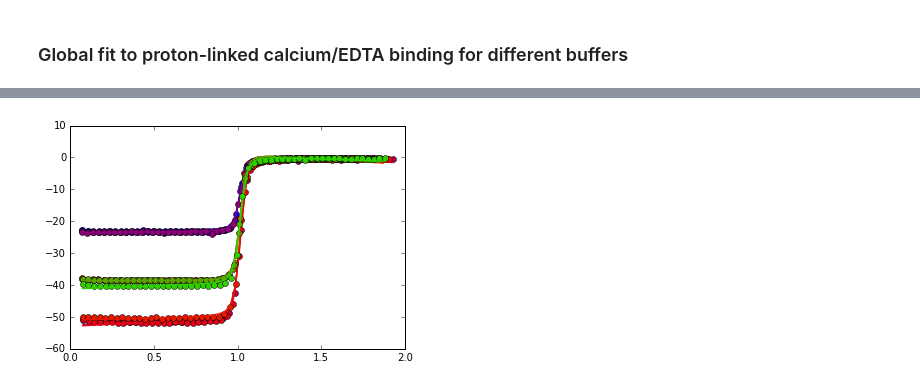
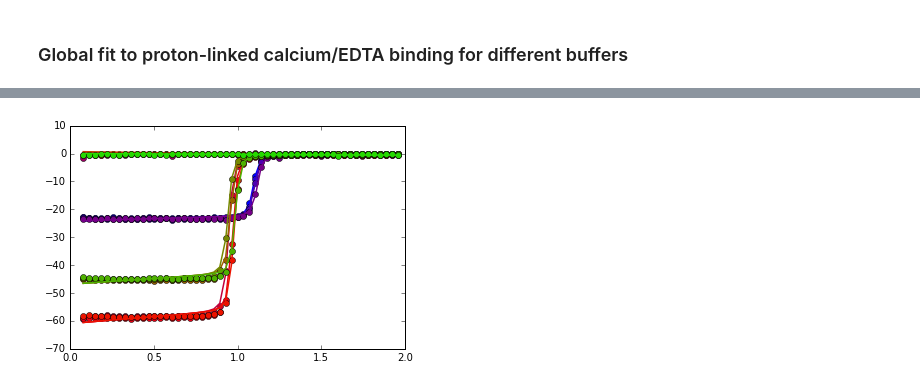
Before and after one commit to harmslab/pytc, a Jupyter notebook: test-proton.ipynb, the cells around one changed output, grey strips where cells are left out. Saved outputs shown, nothing was run; the diff lists cells and outputs as text; code cells hidden in the pictures.

Commit message:
fixed bug in concentration ratios, created Demo.ipynb

```diff
--- a/test-proton.ipynb
+++ b/test-proton.ipynb
@@ -271,23 +239,21 @@ local 10 K 39054790.6171 0.0
 
 g = pytc.ProtonLinked()
 
-hepes1 = pytc.ITCExperiment("ca-edta-expt/HEPES/CaEDTAHEPES03_area.DH",pytc.models.SingleSite,shot_start=2)
-hepes2 = pytc.ITCExperiment("ca-edta-expt/HEPES/CaEDTAHEPES05_area.DH",pytc.models.SingleSite,shot_start=2)
-hepes3 = pytc.ITCExperiment("ca-edta-expt/HEPES/CaEDTAHEPES06_area.DH",pytc.models.SingleSite,shot_start=2)
-hepes4 = pytc.ITCExperiment("ca-edta-expt/HEPES/CaEDTAHEPES07_area.DH",pytc.models.SingleSite,shot_start=2)
-#hepes5 = pytc.ITCExperiment("ca-edta-expt/HEPES/CaHEPESBlank_out.DH",pytc.models.Blank,shot_start=2)
+hepes1 = pytc.ITCExperiment("ca-edta-expt/HEPES/HEPES01.DH",pytc.models.SingleSite,shot_start=2)
+hepes2 = pytc.ITCExperiment("ca-edta-expt/HEPES/HEPES02.DH",pytc.models.SingleSite,shot_start=2)
+hepes3 = pytc.ITCExperiment("ca-edta-expt/HEPES/HEPES03.DH",pytc.models.SingleSite,shot_start=2)
+hepes4 = pytc.ITCExperiment("ca-edta-expt/HEPES/HEPES04.DH",pytc.models.SingleSite,shot_start=2)
+hepes5 = pytc.ITCExperiment("ca-edta-expt/HEPES/HEPESBlank.DH",pytc.models.Blank,shot_start=2)
 
-tris1 = pytc.ITCExperiment("ca-edta-expt/Tris/CaEDTATris05_area.DH",pytc.models.SingleSite,shot_start=2)
-tris2 = pytc.ITCExperiment("ca-edta-expt/Tris/CaEDTATris06_area.DH",pytc.models.SingleSite,shot_start=2)
-tris3 = pytc.ITCExperiment("ca-edta-expt/Tris/CaEDTATris07_area.DH",pytc.models.SingleSite,shot_start=2)
-#tris4 = pytc.ITCExperiment("ca-edta-expt/Tris/CaTrisBlank.DH",pytc.models.Blank,shot_start=2)
+tris1 = pytc.ITCExperiment("ca-edta-expt/Tris/Tris01.DH",pytc.models.SingleSite,shot_start=2)
+tris2 = pytc.ITCExperiment("ca-edta-expt/Tris/Tris02.DH",pytc.models.SingleSite,shot_start=2)
+tris3 = pytc.ITCExperiment("ca-edta-expt/Tris/Tris03.DH",pytc.models.SingleSite,shot_start=2)
+tris4 = pytc.ITCExperiment("ca-edta-expt/Tris/TrisBlank.DH",pytc.models.Blank,shot_start=2)
 
-imid1 = pytc.ITCExperiment("ca-edta-expt/Imidazole/CaEDTAImid04_area.DH",pytc.models.SingleSite,shot_start=2)
-#imid2 = pytc.ITCExperiment("ca-edta-expt/Imidazole/CaEDTAImid07_area.DH",pytc.models.SingleSite,shot_start=2)
-imid3 = pytc.ITCExperiment("ca-edta-expt/Imidazole/CaEDTAImid06_area.DH",pytc.models.SingleSite,shot_start=2)
-imid4 = pytc.ITCExperiment("ca-edta-expt/Imidazole/CaEDTAImid08_area.DH",pytc.models.SingleSite,shot_start=2)
-imid5 = pytc.ITCExperiment("ca-edta-expt/Imidazole/CaEDTAImid09_area.DH",pytc.models.SingleSite,shot_start=2)
-#imid6 = pytc.ITCExperiment("ca-edta-expt/Imidazole/CaImidBlank_out.DH",pytc.models.Blank,shot_start=2)
+imid1 = pytc.ITCExperiment("ca-edta-expt/Imidazole/Imid01.DH",pytc.models.SingleSite,shot_start=2)
+imid2 = pytc.ITCExperiment("ca-edta-expt/Imidazole/Imid02.DH",pytc.models.SingleSite,shot_start=2)
+imid3 = pytc.ITCExperiment("ca-edta-expt/Imidazole/Imid03.DH",pytc.models.SingleSite,shot_start=2)
+imid4 = pytc.ITCExperiment("ca-edta-expt/Imidazole/ImidBlank.DH",pytc.models.Blank,shot_start=2)
 
 
 #goldberg et al (2002) Journal of Physical and Chemical Reference Data 31 231,  doi: 10.1063/1.1416902
@@ -295,25 +261,21 @@ hepes_ionization_dH = 20.4/4.184*1000
 imid_ionization_dH = 36.64/4.184*1000
 tris_ionization_dH = 47.45/4.184*1000
 
-
 g.add_experiment(hepes1,ionization_enthalpy=hepes_ionization_dH)
 g.add_experiment(hepes2,ionization_enthalpy=hepes_ionization_dH)
 g.add_experiment(hepes3,ionization_enthalpy=hepes_ionization_dH)
 g.add_experiment(hepes4,ionization_enthalpy=hepes_ionization_dH)
-#g.add_experiment(hepes5,ionization_enthalpy=hepes_ionization_dH)
+g.add_experiment(hepes5,ionization_enthalpy=hepes_ionization_dH)
 
 g.add_experiment(tris1,ionization_enthalpy=tris_ionization_dH)
 g.add_experiment(tris2,ionization_enthalpy=tris_ionization_dH)
 g.add_experiment(tris3,ionization_enthalpy=tris_ionization_dH)
-#g.add_experiment(tris4,ionization_enthalpy=tris_ionization_dH)
+g.add_experiment(tris4,ionization_enthalpy=tris_ionization_dH)
 
 g.add_experiment(imid1,ionization_enthalpy=imid_ionization_dH)
-#g.add_experiment(imid2,ionization_enthalpy=imid_ionization_dH)
+g.add_experiment(imid2,ionization_enthalpy=imid_ionization_dH)
 g.add_experiment(imid3,ionization_enthalpy=imid_ionization_dH)
 g.add_experiment(imid4,ionization_enthalpy=imid_ionization_dH)
-g.add_experiment(imid5,ionization_enthalpy=imid_ionization_dH)
-#g.add_experiment(imid6,ionization_enthalpy=imid_ionization_dH)
-
 
 g.link_to_global(hepes1,"K","global_K")
 g.link_to_global(hepes2,"K","global_K")
@@ -325,27 +287,9 @@ g.link_to_global(tris2,"K","global_K")
 g.link_to_global(tris3,"K","global_K")
 
 g.link_to_global(imid1,"K","global_K")
-#g.link_to_global(imid2,"K","global_K")
+g.link_to_global(imid2,"K","global_K")
 g.link_to_global(imid3,"K","global_K")
-g.link_to_global(imid4,"K","global_K")
-g.link_to_global(imid5,"K","global_K")
 
-"""
-g.link_to_global(hepes1,"dH","dH_hepes")
-g.link_to_global(hepes2,"dH","dH_hepes")
-g.link_to_global(hepes3,"dH","dH_hepes")
-g.link_to_global(hepes4,"dH","dH_hepes")
-
-g.link_to_global(tris1,"dH","dH_tris")
-g.link_to_global(tris2,"dH","dH_tris")
-g.link_to_global(tris3,"dH","dH_tris")
-
-g.link_to_global(imid1,"dH","dH_imid")
-g.link_to_global(imid2,"dH","dH_imid")
-g.link_to_global(imid3,"dH","dH_imid")
-g.link_to_global(imid4,"dH","dH_imid")
-g.link_to_global(imid5,"dH","dH_imid")
-"""
 
 g.link_to_global(hepes1,"dH","dH_global")
 g.link_to_global(hepes2,"dH","dH_global")
@@ -357,13 +301,10 @@ g.link_to_global(tris2,"dH","dH_global")
 g.link_to_global(tris3,"dH","dH_global")
 
 g.link_to_global(imid1,"dH","dH_global")
-#g.link_to_global(imid2,"dH","dH_global")
+g.link_to_global(imid2,"dH","dH_global")
 g.link_to_global(imid3,"dH","dH_global")
-g.link_to_global(imid4,"dH","dH_global")
-g.link_to_global(imid5,"dH","dH_global")
 
 
-"""
 g.link_to_global(hepes1,"dilution_heat","hepes_heat")
 g.link_to_global(hepes2,"dilution_heat","hepes_heat")
 g.link_to_global(hepes3,"dilution_heat","hepes_heat")
@@ -376,11 +317,9 @@ g.link_to_global(tris3,"dilution_heat","tris_heat")
 g.link_to_global(tris4,"dilution_heat","tris_heat")
 
 g.link_to_global(imid1,"dilution_heat","imid_heat")
-#g.link_to_global(imid2,"dilution_heat","imid_heat")
+g.link_to_global(imid2,"dilution_heat","imid_heat")
 g.link_to_global(imid3,"dilution_heat","imid_heat")
 g.link_to_global(imid4,"dilution_heat","imid_heat")
-g.link_to_global(imid5,"dilution_heat","imid_heat")
-g.link_to_global(imid6,"dilution_heat","imid_heat")
 
 g.link_to_global(hepes1,"dilution_intercept","hepes_intercept")
 g.link_to_global(hepes2,"dilution_intercept","hepes_intercept")
@@ -394,12 +333,9 @@ g.link_to_global(tris3,"dilution_intercept","tris_intercept")
 g.link_to_global(tris4,"dilution_intercept","tris_intercept")
 
 g.link_to_global(imid1,"dilution_intercept","imid_intercept")
-#g.link_to_global(imid2,"dilution_intercept","imid_intercept")
+g.link_to_global(imid2,"dilution_intercept","imid_intercept")
 g.link_to_global(imid3,"dilution_intercept","imid_intercept")
 g.link_to_global(imid4,"dilution_intercept","imid_intercept")
-g.link_to_global(imid5,"dilution_intercept","imid_intercept")
-g.link_to_global(imid6,"dilution_intercept","imid_intercept")
-"""
 
 
 g.update_bounds("global_K",(1,np.inf))
@@ -408,7 +344,7 @@ g.update_bounds("num_protons",(-5.0,5.0))
 g.fit()
 
 
-g.plot(correct_molar_ratio=True) #,subtract_dilution=True) #,correct_molar_ratio=True)
+g.plot() #correct_molar_ratio=True) #,subtract_dilution=True) #,correct_molar_ratio=True)
 
 
 for k in g.fit_param[0].keys():
@@ -438 +374 @@ local 10 K 39054624.8739 0.0
-[figure, old version]
+[figure, new version]
```
Also changed, not shown: parts of 3 cells of this notebook, 36 other files.
